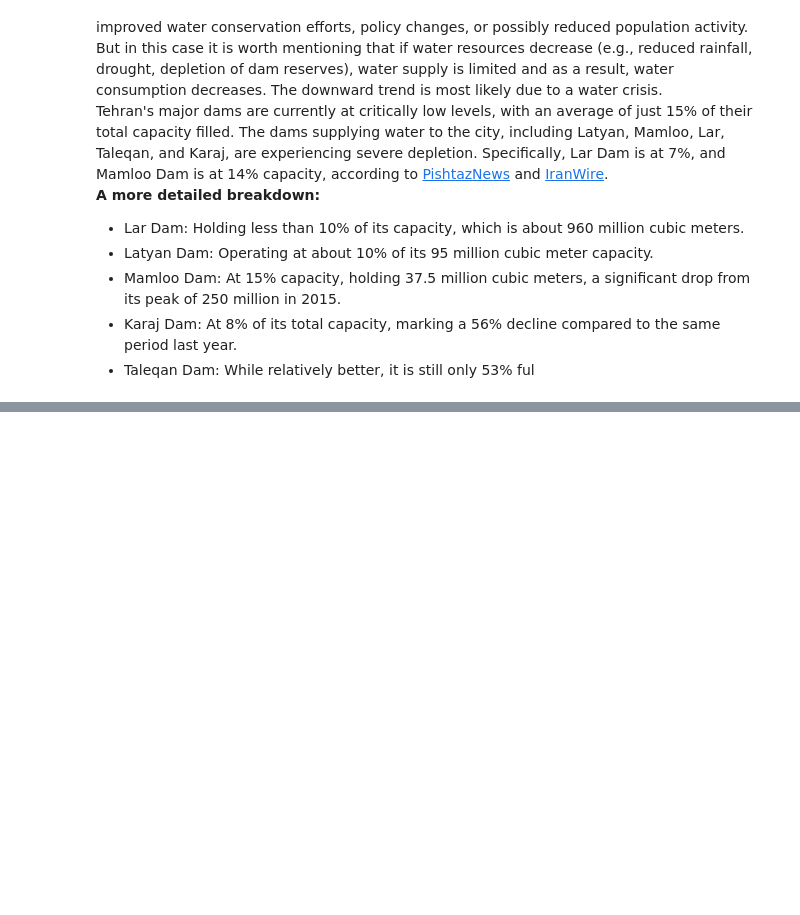
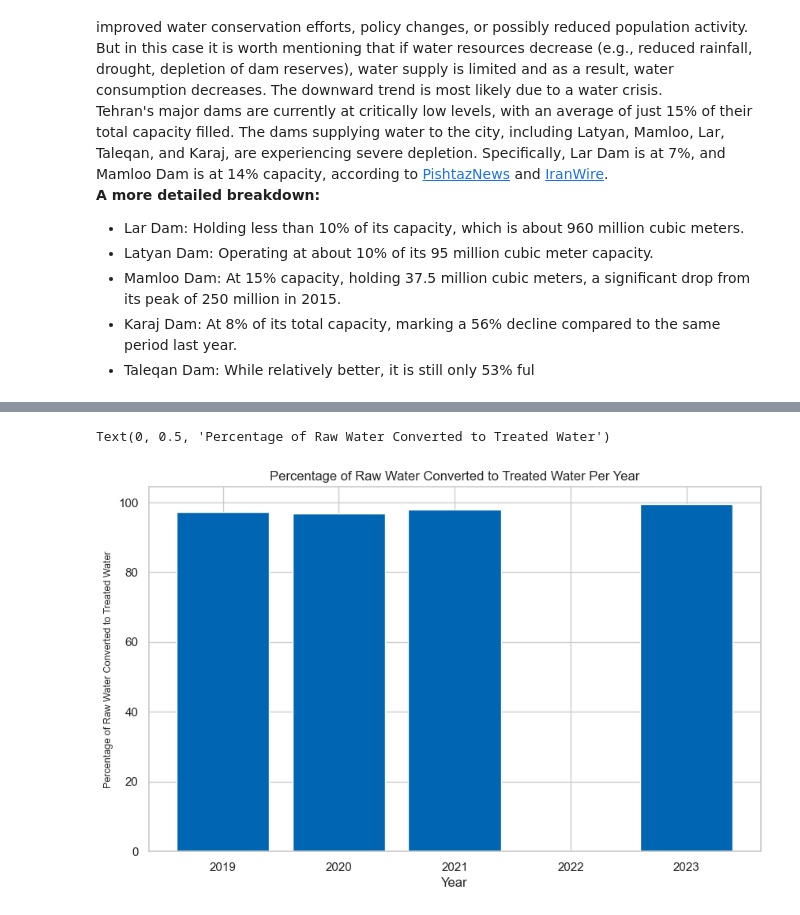
Before and after one commit to saniavill/tehran-water, a Jupyter notebook: Water Usage in Tehran.ipynb, the cells around one changed output, grey strips where cells are left out. Drawn from its saved outputs; the diff is of its cells as text; code cells hidden in the pictures; blank space fills up the shorter version.

```diff
--- a/Water Usage in Tehran.ipynb
+++ b/Water Usage in Tehran.ipynb
@@ -161,0 +204,13 @@ The line plot indicates a strong seasonal pattern in Tehran's water consumption.
+# %%
+yearly_raw = water.groupby('year')['raw_water'].sum()
+yearly_treated = water.groupby('year')['treated_water'].sum()
+conversion_rate = (yearly_treated/yearly_raw)*100
+sns.set(style="whitegrid")
+plt.figure(figsize=(10,6))
+plt.bar(conversion_rate.index, conversion_rate.values, color=blue_palette[1])
+plt.title("Percentage of Raw Water Converted to Treated Water Per Year")
+plt.xlabel('Year')
+plt.ylabel('Percentage of Raw Water Converted to Treated Water', fontsize=9)
+# %% [output]
+Text(0, 0.5, 'Percentage of Raw Water Converted to Treated Water')
+[figure, added]
```
Also changed, not shown: parts of 6 cells of this notebook.
